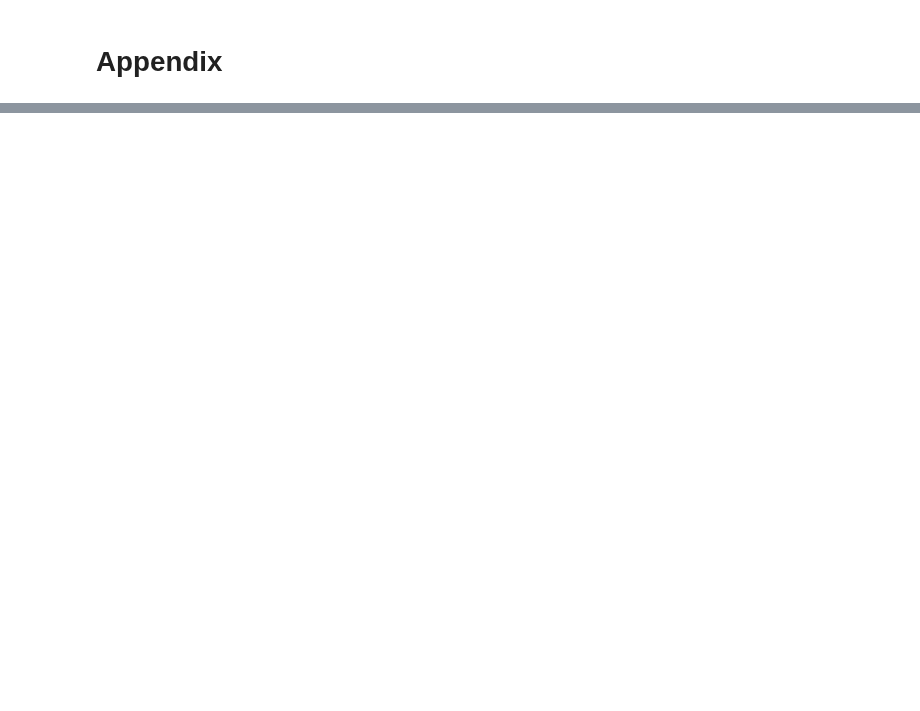
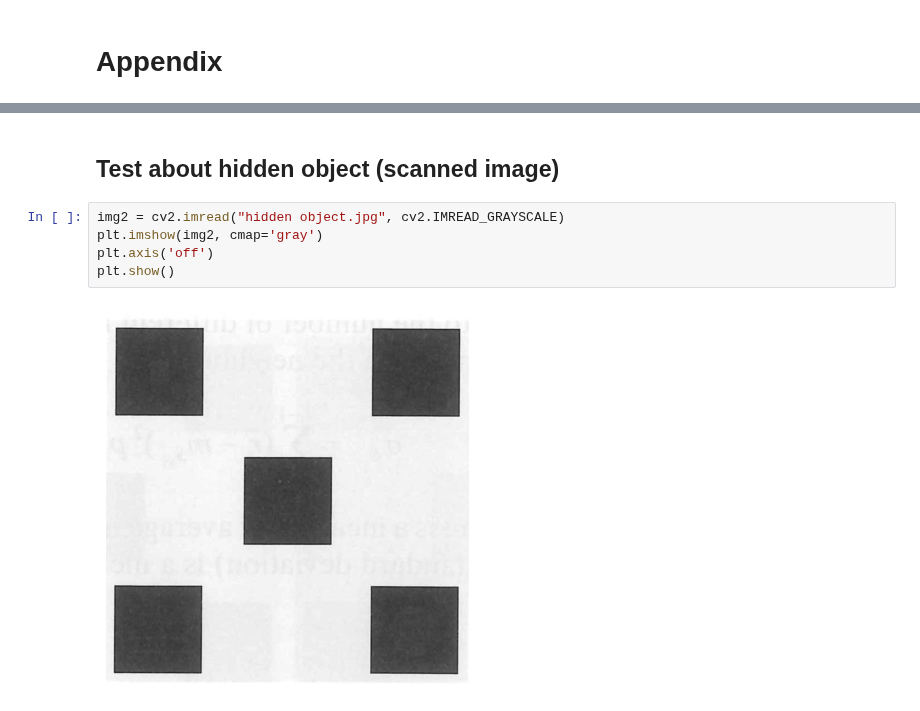
Before and after one commit to Vincent-Lien/NYCU_DIP_2024, a Jupyter notebook: HW3-2/HW3_2_code.ipynb, the cells around one changed output, grey strips where cells are left out. Saved outputs shown, nothing was run; the diff lists cells and outputs as text; blank space fills up the shorter version.

```diff
--- a/HW3-2/HW3_2_code.ipynb
+++ b/HW3-2/HW3_2_code.ipynb
@@ -91,0 +102,9 @@ array([[227, 227, 227, ..., 227, 227, 227],
+# %% [markdown]
+## Test about hidden object (scanned image)
+# %%
+img2 = cv2.imread("hidden object.jpg", cv2.IMREAD_GRAYSCALE)
+plt.imshow(img2, cmap='gray')
+plt.axis('off')
+plt.show()
+# %% [output]
+[figure, added]
```
Also changed, not shown: parts of 15 cells of this notebook.
